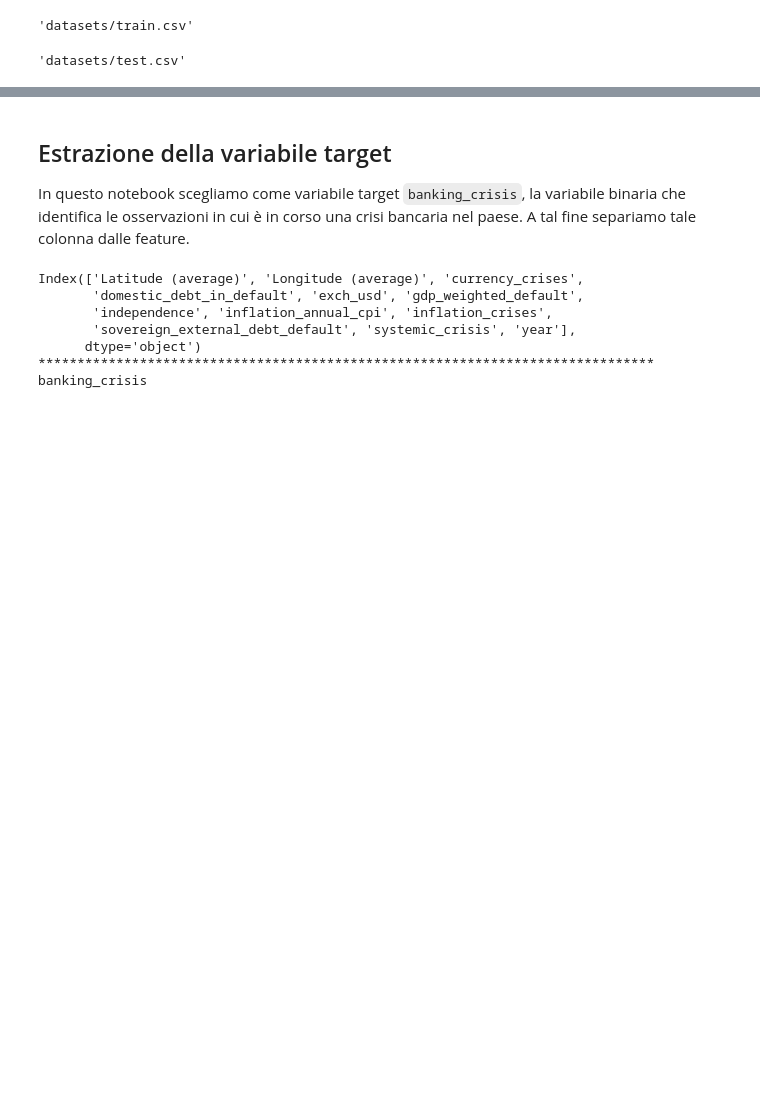
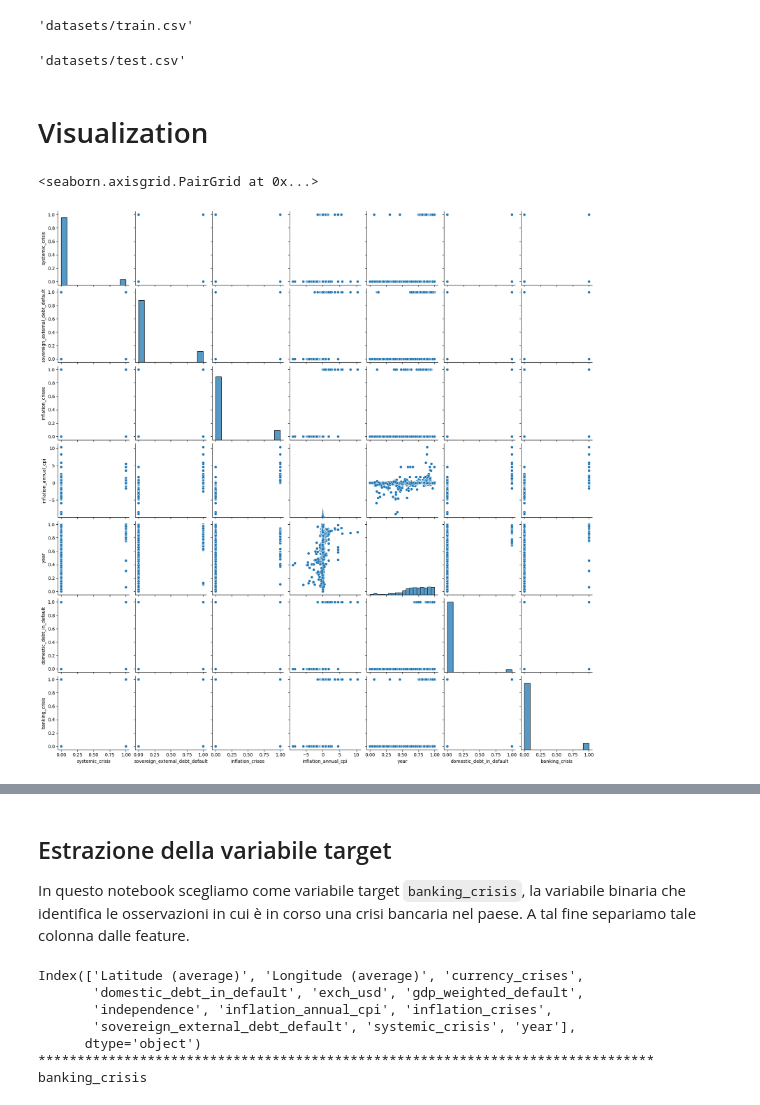
Before and after one commit to DLBD-Department/Python-Data-Science, a Jupyter notebook: Day3-MachineLearning/E2E-ML.ipynb, the cells around one changed output, grey strips where cells are left out. Drawn from its saved outputs; the diff is of its cells as text; code cells hidden in the pictures; blank space fills up the shorter version.

Commit message:
[FEAT] Added visualization part

```diff
--- a/Day3-MachineLearning/E2E-ML.ipynb
+++ b/Day3-MachineLearning/E2E-ML.ipynb
@@ -25,0 +36,7 @@ train_df, test_df = pd.read_csv(train_path), pd.read_csv(test_path)
+# %% [markdown]
+# Visualization
+# %%
+sns.pairplot(train_df)
+# %% [output]
+<seaborn.axisgrid.PairGrid at 0x...>
+[figure, added]
```
Also changed, not shown: parts of 9 cells of this notebook, 2 other files.
